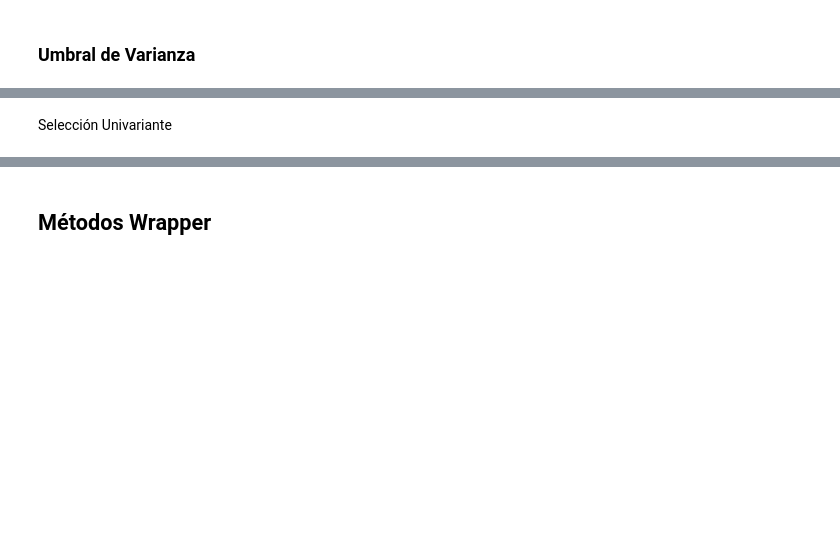
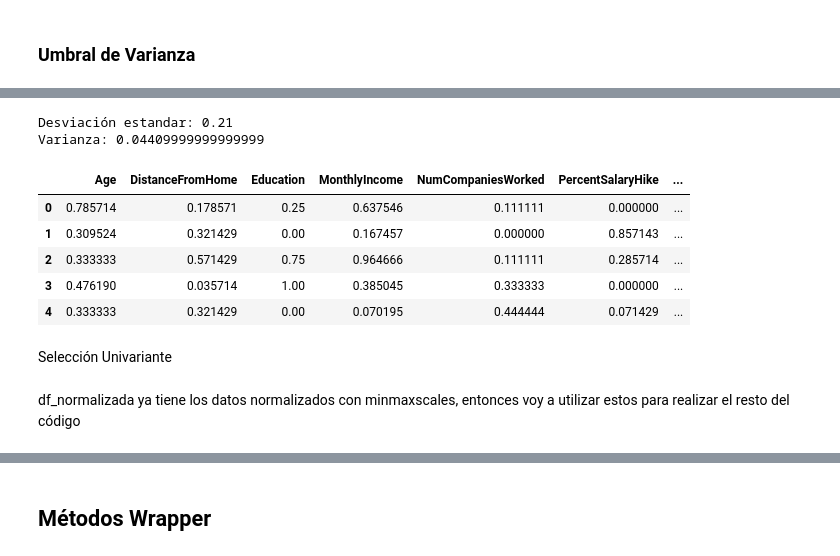
Before and after one commit to Leostark95/Analitica_3_Proyecto_1, a Jupyter notebook: d_Selección de Variables.ipynb, the cells around one changed output, grey strips where cells are left out. Drawn from its saved outputs; the diff is of its cells as text; code cells hidden in the pictures; blank space fills up the shorter version.

```diff
--- a/d_Selección de Variables.ipynb
+++ b/d_Selección de Variables.ipynb
@@ -104,16 +69,25 @@ df1.describe() # miremos sus metricas
 # %%
 # Obtener columnas seleccionadas
 import math as mt
 
 # Parametros para definir que era constante:
 desviacion = 0.21 # eliminar todo cuya desviación estandar sea menor a 0.21, teniendo en cuenta tabla anterior
 varianza = desviacion**2
 
 # Resultados
 print('Desviación estandar:', mt.sqrt(varianza))
 print('Varianza:', varianza)
-x_new = variance_threshold(df1, varianza)
-df_new_int = df1.iloc[:,x_new] # nuevo dataframe
+x_new = funciones.variance_threshold(df_normalizada, varianza)
+df_new_int = df_normalizada.iloc[:,x_new] # nuevo dataframe
 df_new_int.head()
+# %% [output]
+Desviación estandar: 0.21
+Varianza: 0.04409999999999999
+|  | Age | DistanceFromHome | Education | MonthlyIncome | NumCompaniesWorked | PercentSalaryHike | ... |
+| 0 | 0.785714 | 0.178571 | 0.25 | 0.637546 | 0.111111 | 0.000000 | ... |
+| 1 | 0.309524 | 0.321429 | 0.00 | 0.167457 | 0.000000 | 0.857143 | ... |
+| 2 | 0.333333 | 0.571429 | 0.75 | 0.964666 | 0.111111 | 0.285714 | ... |
+| 3 | 0.476190 | 0.035714 | 1.00 | 0.385045 | 0.333333 | 0.000000 | ... |
+| 4 | 0.333333 | 0.321429 | 0.00 | 0.070195 | 0.444444 | 0.071429 | ... |
 # %% [markdown]
 Selección Univariante
@@ -124,3 +97,5 @@ x_num.head()
+# %% [markdown]
+df_normalizada ya tiene los datos normalizados con minmaxscales, entonces voy a utilizar estos para realizar el resto del código
 # %%
 # Normalización de datos
 x_num_norm = x_num.copy(deep = True)  # copia
```
Also changed, not shown: parts of 14 cells of this notebook, 1 other file.
